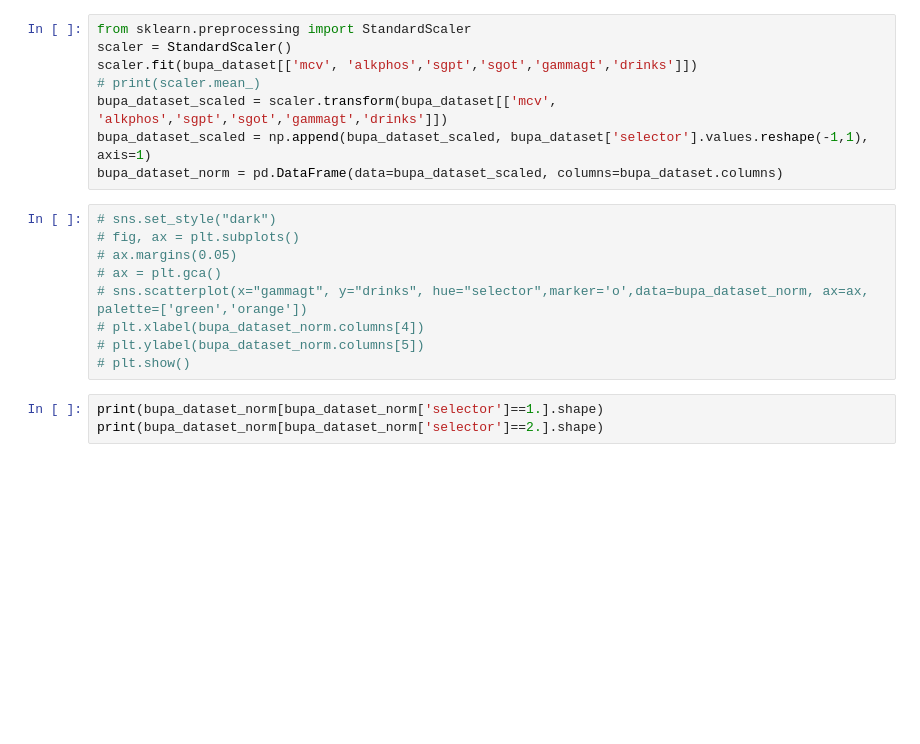
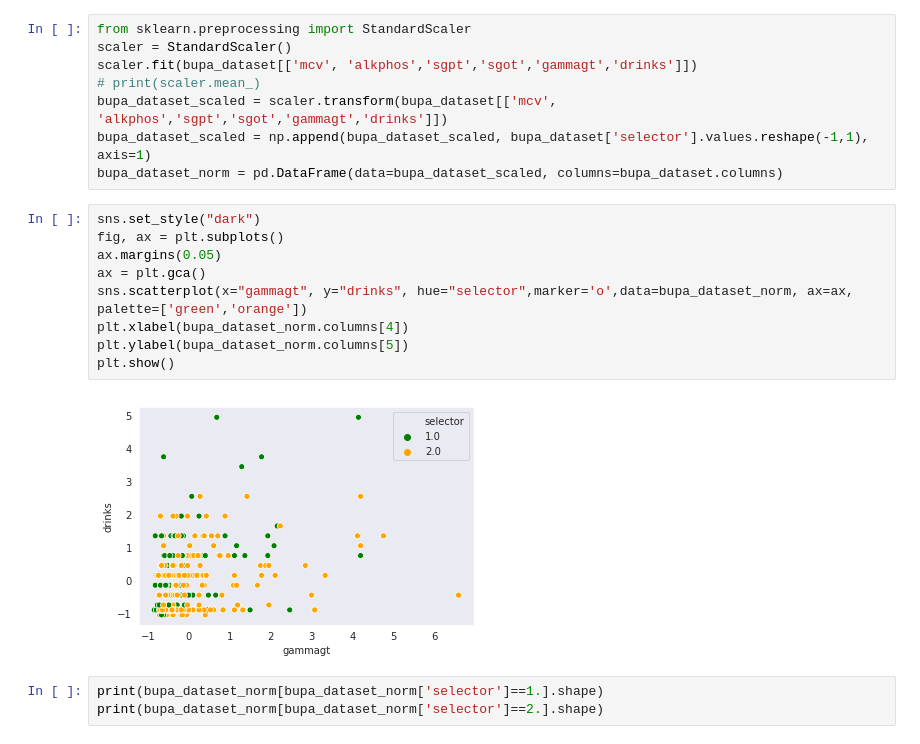
Before and after one commit to makquel/probabilistic-neural-network, a Jupyter notebook: nb/PNN_bupa_test.ipynb, the cells around one changed output. Saved outputs shown, nothing was run; the diff lists cells and outputs as text; blank space fills up the shorter version.

```diff
--- a/nb/PNN_bupa_test.ipynb
+++ b/nb/PNN_bupa_test.ipynb
@@ -40,14 +49,16 @@ bupa_dataset_scaled = scaler.transform(bupa_dataset[['mcv', 'alkphos','sgpt','sg
 bupa_dataset_scaled = np.append(bupa_dataset_scaled, bupa_dataset['selector'].values.reshape(-1,1), axis=1)
 bupa_dataset_norm = pd.DataFrame(data=bupa_dataset_scaled, columns=bupa_dataset.columns)
 # %%
-# sns.set_style("dark")
-# fig, ax = plt.subplots()
-# ax.margins(0.05)
-# ax = plt.gca()
-# sns.scatterplot(x="gammagt", y="drinks", hue="selector",marker='o',data=bupa_dataset_norm, ax=ax, palette=['green','orange'])
-# plt.xlabel(bupa_dataset_norm.columns[4])
-# plt.ylabel(bupa_dataset_norm.columns[5])
-# plt.show()
+sns.set_style("dark")
+fig, ax = plt.subplots()
+ax.margins(0.05)
+ax = plt.gca()
+sns.scatterplot(x="gammagt", y="drinks", hue="selector",marker='o',data=bupa_dataset_norm, ax=ax, palette=['green','orange'])
+plt.xlabel(bupa_dataset_norm.columns[4])
+plt.ylabel(bupa_dataset_norm.columns[5])
+plt.show()
+# %% [output]
+[figure, added]
 # %%
 print(bupa_dataset_norm[bupa_dataset_norm['selector']==1.].shape)
 print(bupa_dataset_norm[bupa_dataset_norm['selector']==2.].shape)
```
Also changed, not shown: parts of 5 cells of this notebook, 5 other files.
